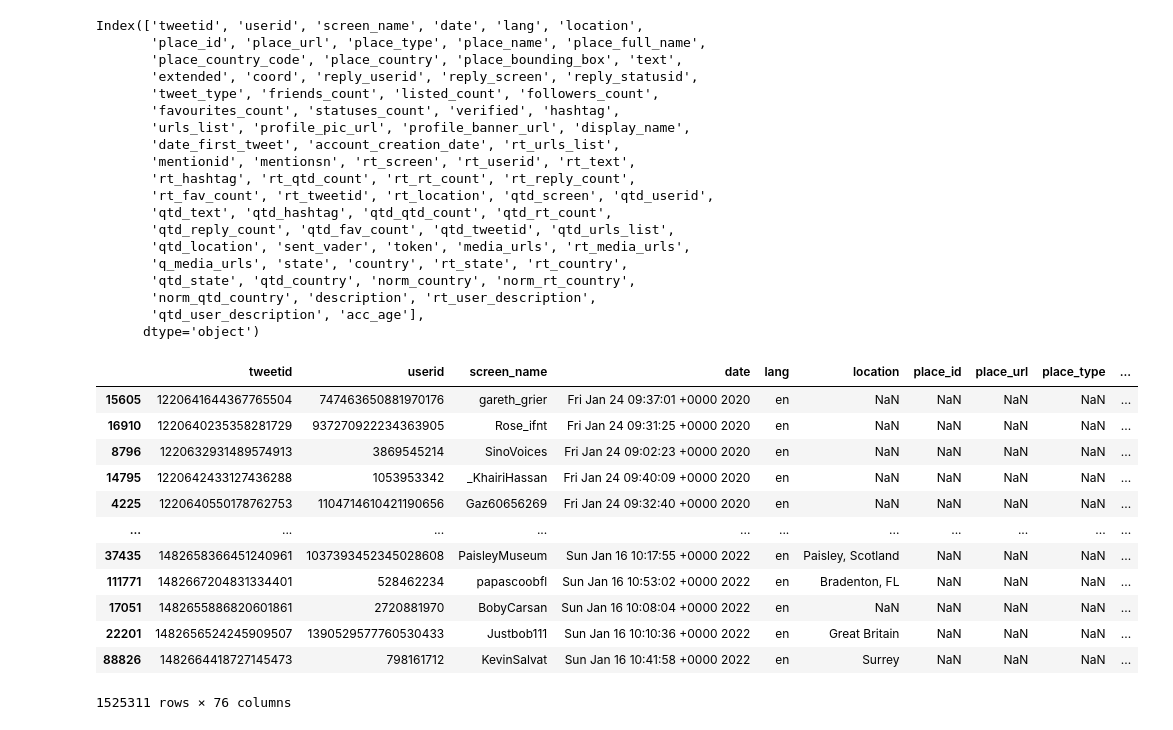
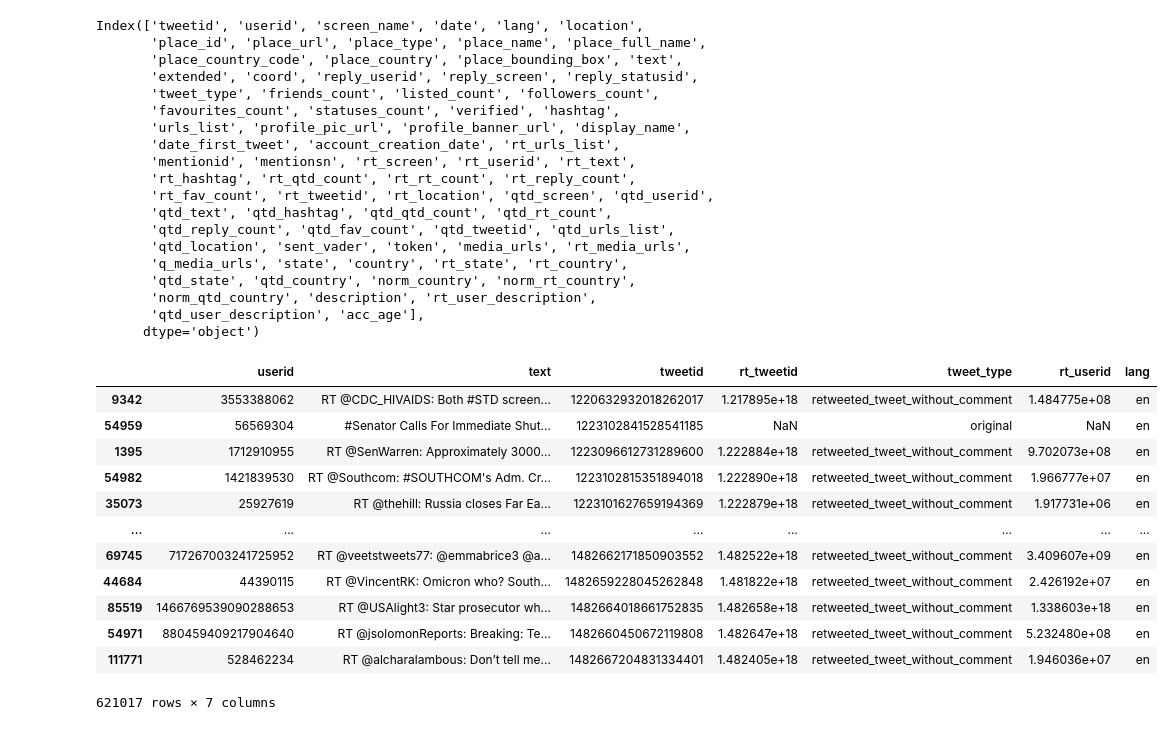
Before and after one commit to VaaniG/QSS20_S24, a Jupyter notebook: final_proj_work/final_proj_init.ipynb, the cells around one changed output. Saved outputs shown, nothing was run; the diff lists cells and outputs as text; code cells hidden in the pictures.

```diff
--- a/final_proj_work/final_proj_init.ipynb
+++ b/final_proj_work/final_proj_init.ipynb
@@ -79,19 +79,21 @@ Index(['tweetid', 'userid', 'screen_name', 'date', 'lang', 'location',
        'norm_qtd_country', 'description', 'rt_user_description',
        'qtd_user_description', 'acc_age'],
       dtype='object')
-# %%
-df_main[df_main["lang"] == "en"]
-# %% [output]
-|  | tweetid | userid | screen_name | date | lang | location | place_id | place_url | place_type | ... |
-| 15605 | 1220641644367765504 | 747463650881970176 | gareth_grier | Fri Jan 24 09:37:01 +0000 2020 | en | NaN | NaN | NaN | NaN | ... |
-| 16910 | 1220640235358281729 | 937270922234363905 | Rose_ifnt | Fri Jan 24 09:31:25 +0000 2020 | en | NaN | NaN | NaN | NaN | ... |
-| 8796 | 1220632931489574913 | 3869545214 | SinoVoices | Fri Jan 24 09:02:23 +0000 2020 | en | NaN | NaN | NaN | NaN | ... |
-| 14795 | 1220642433127436288 | 1053953342 | _KhairiHassan | Fri Jan 24 09:40:09 +0000 2020 | en | NaN | NaN | NaN | NaN | ... |
-| 4225 | 1220640550178762753 | 1104714610421190656 | Gaz60656269 | Fri Jan 24 09:32:40 +0000 2020 | en | NaN | NaN | NaN | NaN | ... |
-| ... | ... | ... | ... | ... | ... | ... | ... | ... | ... | ... |
-| 37435 | 1482658366451240961 | 1037393452345028608 | PaisleyMuseum | Sun Jan 16 10:17:55 +0000 2022 | en | Paisley, Scotland | NaN | NaN | NaN | ... |
-| 111771 | 1482667204831334401 | 528462234 | papascoobfl | Sun Jan 16 10:53:02 +0000 2022 | en | Bradenton, FL | NaN | NaN | NaN | ... |
-| 17051 | 1482655886820601861 | 2720881970 | BobyCarsan | Sun Jan 16 10:08:04 +0000 2022 | en | NaN | NaN | NaN | NaN | ... |
-| 22201 | 1482656524245909507 | 1390529577760530433 | Justbob111 | Sun Jan 16 10:10:36 +0000 2022 | en | Great Britain | NaN | NaN | NaN | ... |
-| 88826 | 1482664418727145473 | 798161712 | KevinSalvat | Sun Jan 16 10:41:58 +0000 2022 | en | Surrey | NaN | NaN | NaN | ... |
-1525311 rows × 76 columns
+# %%
+# df_subset = df_main[df_main["lang"] == "en"]
+df_subset = df_main[(df_main["place_country"] == "United States") | (df_main["place_country"] == "Estados Unidos") | (df_main["place_country_code"] == "US") | (df_main["rt_country"] == "United States") | (df_main["country"] == "United States") | (df_main["qtd_country"] == "United States")]
+df_subset[["userid", "text", "tweetid", "rt_tweetid", "tweet_type", "rt_userid", "lang"]]
+# %% [output]
+|  | userid | text | tweetid | rt_tweetid | tweet_type | rt_userid | lang |
+| 9342 | 3553388062 | RT @CDC_HIVAIDS: Both #STD screen... | 1220632932018262017 | 1.217895e+18 | retweeted_tweet_without_comment | 1.484775e+08 | en |
+| 54959 | 56569304 | #Senator Calls For Immediate Shut... | 1223102841528541185 | NaN | original | NaN | en |
+| 1395 | 1712910955 | RT @SenWarren: Approximately 3000... | 1223096612731289600 | 1.222884e+18 | retweeted_tweet_without_comment | 9.702073e+08 | en |
+| 54982 | 1421839530 | RT @Southcom: #SOUTHCOM's Adm. Cr... | 1223102815351894018 | 1.222890e+18 | retweeted_tweet_without_comment | 1.966777e+07 | en |
+| 35073 | 25927619 | RT @thehill: Russia closes Far Ea... | 1223101627659194369 | 1.222879e+18 | retweeted_tweet_without_comment | 1.917731e+06 | en |
+| ... | ... | ... | ... | ... | ... | ... | ... |
+| 69745 | 717267003241725952 | RT @veetstweets77: @emmabrice3 @a... | 1482662171850903552 | 1.482522e+18 | retweeted_tweet_without_comment | 3.409607e+09 | en |
+| 44684 | 44390115 | RT @VincentRK: Omicron who? South... | 1482659228045262848 | 1.481822e+18 | retweeted_tweet_without_comment | 2.426192e+07 | en |
+| 85519 | 1466769539090288653 | RT @USAlight3: Star prosecutor wh... | 1482664018661752835 | 1.482658e+18 | retweeted_tweet_without_comment | 1.338603e+18 | en |
+| 54971 | 880459409217904640 | RT @jsolomonReports: Breaking: Te... | 1482660450672119808 | 1.482647e+18 | retweeted_tweet_without_comment | 5.232480e+08 | en |
+| 111771 | 528462234 | RT @alcharalambous: Don’t tell me... | 1482667204831334401 | 1.482405e+18 | retweeted_tweet_without_comment | 1.946036e+07 | en |
+621017 rows × 7 columns
```
Also changed, not shown: parts of 6 cells of this notebook, 2 other files.
